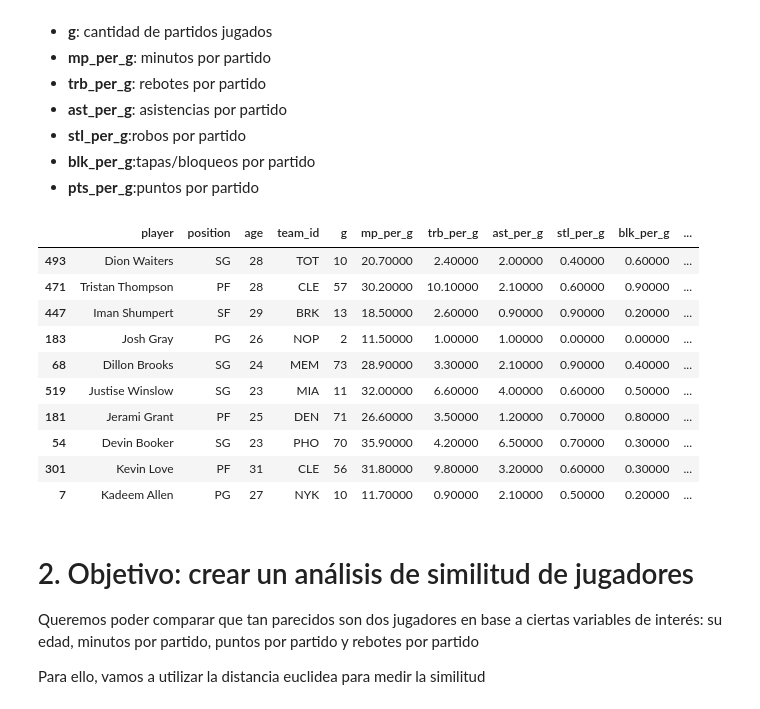
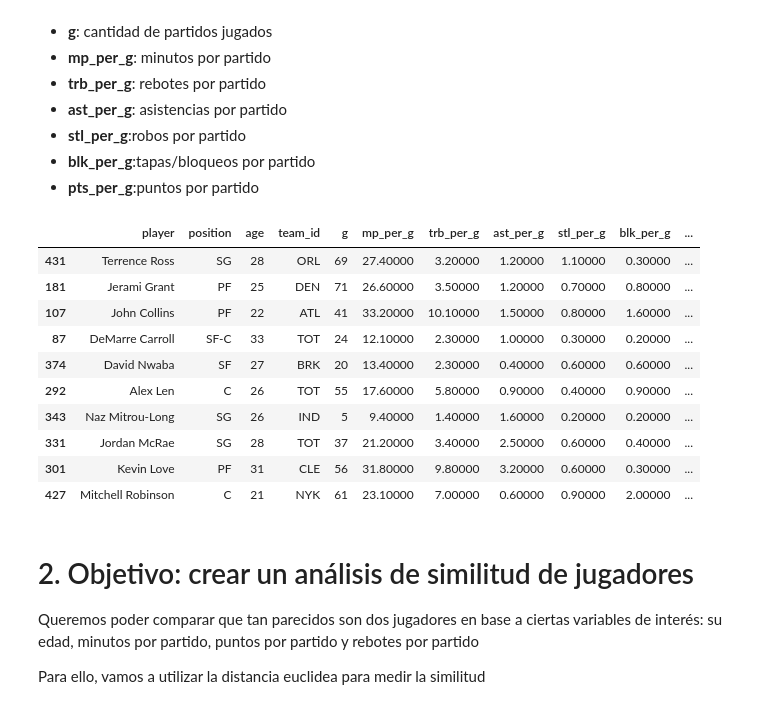
Before and after one commit to carlos1680/CPEDS, a Jupyter notebook: modulo3_DataWrangling/Clase 6 - Escalamiento/escalamiento_practica_resuelta.ipynb, the cells around one changed output. Cells and saved outputs as stored; diff of their text form; code cells hidden in the pictures.

```diff
--- a/modulo3_DataWrangling/Clase 6 - Escalamiento/escalamiento_practica_resuelta.ipynb
+++ b/modulo3_DataWrangling/Clase 6 - Escalamiento/escalamiento_practica_resuelta.ipynb
@@ -25,21 +25,21 @@ El dataset contiene las siguientes variables:
 # %%
 # Cargamos el dataset desde el link
 #nba = pd.read_csv('/content/drive/MyDrive/Curso CPE Data Wrangling/Clases/datasets/estadisticas_nba.csv')
-nba = pd.read_csv('./sample_data/estadisticas_nba.csv')
+nba = pd.read_csv('../DataSets/estadisticas_nba.csv')
 # Vemos 10 registros al azar
 nba.sample(10)
 # %% [output]
 |  | player | position | age | team_id | g | mp_per_g | trb_per_g | ast_per_g | stl_per_g | blk_per_g | ... |
-| 493 | Dion Waiters | SG | 28 | TOT | 10 | 20.70000 | 2.40000 | 2.00000 | 0.40000 | 0.60000 | ... |
-| 471 | Tristan Thompson | PF | 28 | CLE | 57 | 30.20000 | 10.10000 | 2.10000 | 0.60000 | 0.90000 | ... |
-| 447 | Iman Shumpert | SF | 29 | BRK | 13 | 18.50000 | 2.60000 | 0.90000 | 0.90000 | 0.20000 | ... |
-| 183 | Josh Gray | PG | 26 | NOP | 2 | 11.50000 | 1.00000 | 1.00000 | 0.00000 | 0.00000 | ... |
-| 68 | Dillon Brooks | SG | 24 | MEM | 73 | 28.90000 | 3.30000 | 2.10000 | 0.90000 | 0.40000 | ... |
-| 519 | Justise Winslow | SG | 23 | MIA | 11 | 32.00000 | 6.60000 | 4.00000 | 0.60000 | 0.50000 | ... |
+| 431 | Terrence Ross | SG | 28 | ORL | 69 | 27.40000 | 3.20000 | 1.20000 | 1.10000 | 0.30000 | ... |
 | 181 | Jerami Grant | PF | 25 | DEN | 71 | 26.60000 | 3.50000 | 1.20000 | 0.70000 | 0.80000 | ... |
-| 54 | Devin Booker | SG | 23 | PHO | 70 | 35.90000 | 4.20000 | 6.50000 | 0.70000 | 0.30000 | ... |
+| 107 | John Collins | PF | 22 | ATL | 41 | 33.20000 | 10.10000 | 1.50000 | 0.80000 | 1.60000 | ... |
+| 87 | DeMarre Carroll | SF-C | 33 | TOT | 24 | 12.10000 | 2.30000 | 1.00000 | 0.30000 | 0.20000 | ... |
+| 374 | David Nwaba | SF | 27 | BRK | 20 | 13.40000 | 2.30000 | 0.40000 | 0.60000 | 0.60000 | ... |
+| 292 | Alex Len | C | 26 | TOT | 55 | 17.60000 | 5.80000 | 0.90000 | 0.40000 | 0.90000 | ... |
+| 343 | Naz Mitrou-Long | SG | 26 | IND | 5 | 9.40000 | 1.40000 | 1.60000 | 0.20000 | 0.20000 | ... |
+| 331 | Jordan McRae | SG | 28 | TOT | 37 | 21.20000 | 3.40000 | 2.50000 | 0.60000 | 0.40000 | ... |
 | 301 | Kevin Love | PF | 31 | CLE | 56 | 31.80000 | 9.80000 | 3.20000 | 0.60000 | 0.30000 | ... |
-| 7 | Kadeem Allen | PG | 27 | NYK | 10 | 11.70000 | 0.90000 | 2.10000 | 0.50000 | 0.20000 | ... |
+| 427 | Mitchell Robinson | C | 21 | NYK | 61 | 23.10000 | 7.00000 | 0.60000 | 0.90000 | 2.00000 | ... |
 # %% [markdown]
 # 2. Objetivo: crear un análisis de similitud de jugadores
 
```
Also changed, not shown: parts of 7 cells of this notebook, 2 other files.
